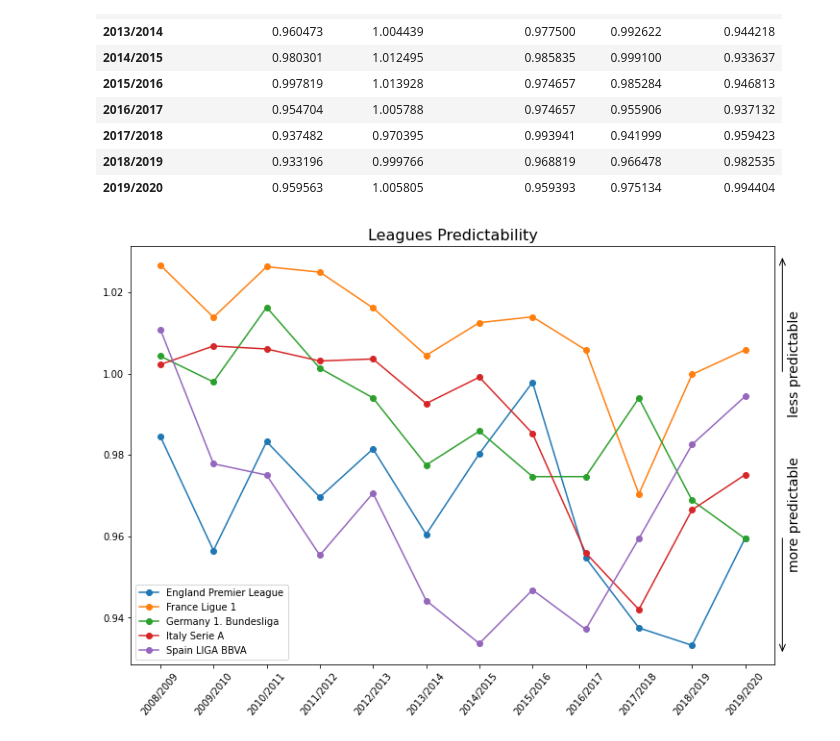
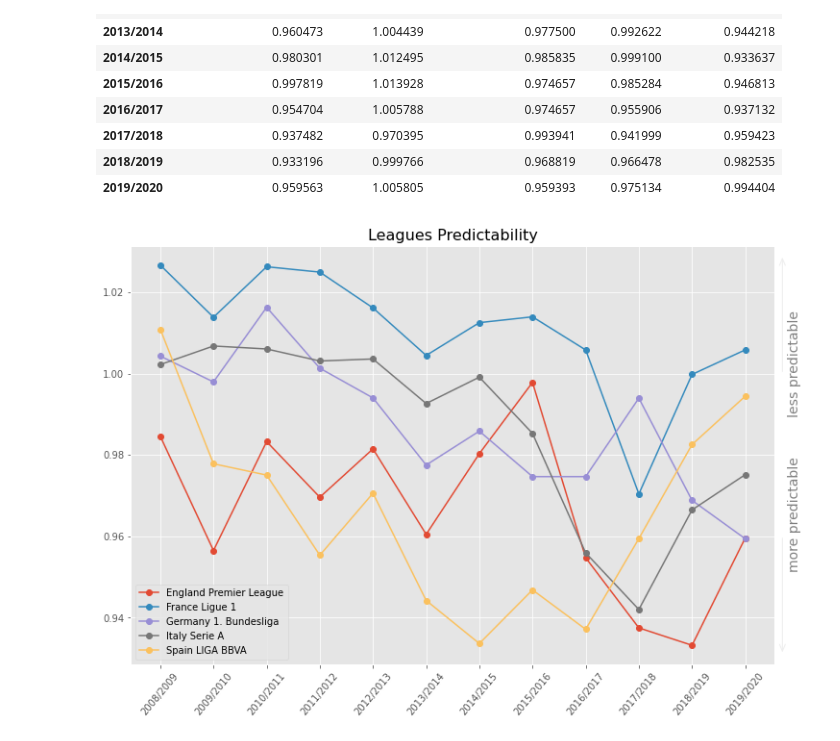
Before and after one commit to jartigag/football-entropy, a Jupyter notebook: notebooks/1.1-jartigag-visualize-leagues-and-teams-predictability.ipynb, the cells around one changed output. Saved outputs shown, nothing was run; the diff lists cells and outputs as text; code cells hidden in the pictures.

Commit message:
plt.style.use('ggplot')

```diff
--- a/notebooks/1.1-jartigag-visualize-leagues-and-teams-predictability.ipynb
+++ b/notebooks/1.1-jartigag-visualize-leagues-and-teams-predictability.ipynb
@@ -6,6 +6,8 @@ import matplotlib.pyplot as plt
 import pandas as pd
 from numpy import random
 
+plt.style.use('ggplot')
+
 #load data
 countries = pd.read_csv('../data/processed/countries.csv')
 matches = pd.read_csv('../data/processed/matches.csv')
@@ -120,37 +122,37 @@ entropy_means.head(12)
 #plot graph
 ax = entropy_means.plot(figsize=(12,8),marker='o')
 
 #set title
 plt.title('Leagues Predictability', fontsize=16)
 
 num_seasons = len(matches.season.unique())
 
 #set ticks frequency, labels and rotation
 plt.xticks(np.arange(0, num_seasons, 1), matches.season.unique(), rotation=50)
 
 #keep colors for next graph
 colors = [x.get_color() for x in ax.get_lines()]
 colors_mapping = dict(zip(matches.league_id.unique(),colors))
 
 #remove x label
 ax.set_xlabel('')
 
 #locate legend
 plt.legend(loc='lower left')
 
 #add arrows
 ax.annotate('', xytext=(11.7, 1),xy=(11.7, 1.029),
             arrowprops=dict(facecolor='black',arrowstyle="->, head_length=.7, head_width=.3",linewidth=1), annotation_clip=False)
 
 ax.annotate('', xytext=(11.7, 0.96),xy=(11.7, 0.931),
             arrowprops=dict(facecolor='black',arrowstyle="->, head_length=.7, head_width=.3",linewidth=1), annotation_clip=False)
 
-ax.annotate('less predictable', xy=(11.8, 0.99), annotation_clip=False,fontsize=14,rotation='vertical')
-ax.annotate('more predictable', xy=(11.8, 0.952), annotation_clip=False,fontsize=14,rotation='vertical')
+ax.annotate('less predictable', xy=(11.8, 0.99), annotation_clip=False, fontsize=14, rotation='vertical', color='grey')
+ax.annotate('more predictable', xy=(11.8, 0.952), annotation_clip=False, fontsize=14, rotation='vertical', color='grey')
 
-plt.savefig('../reports/figures/leagues_pred.png', bbox_inches='tight',dpi=600)
+plt.savefig('../reports/figures/leagues_pred.png', bbox_inches='tight', dpi=600)
 # %% [output]
-[figure, old version]
+[figure, new version]
 # %%
 from matplotlib.lines import Line2D
 
```
Also changed, not shown: parts of 1 cell of this notebook, 6 other files.
